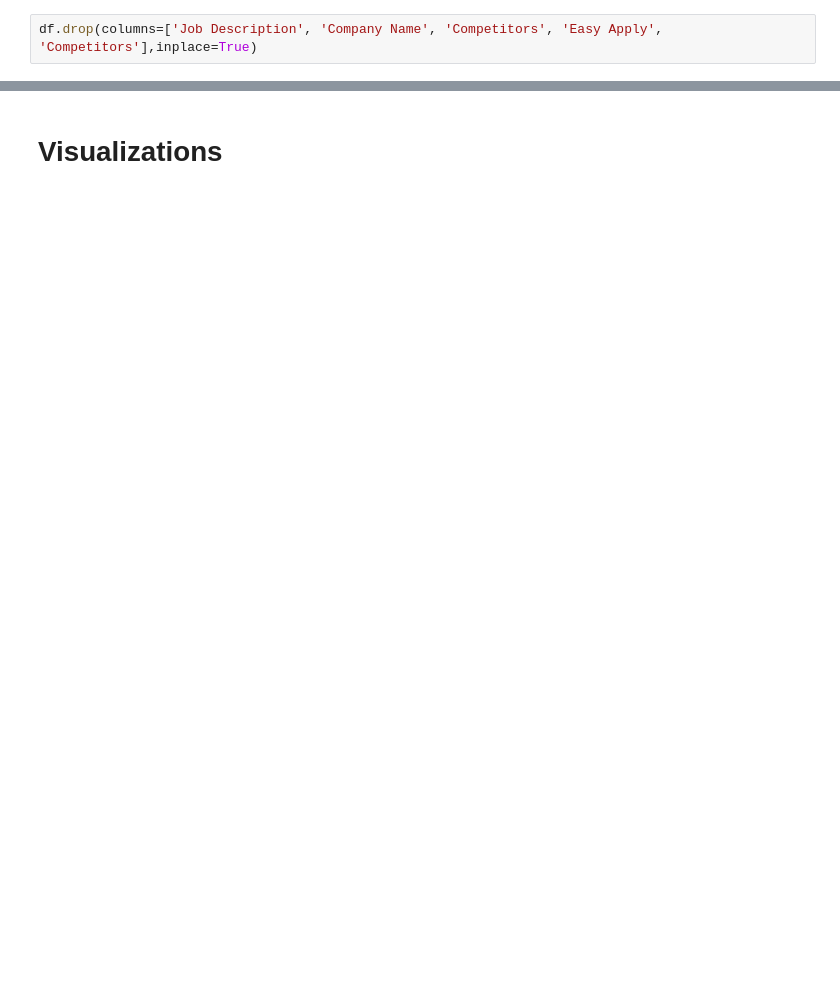
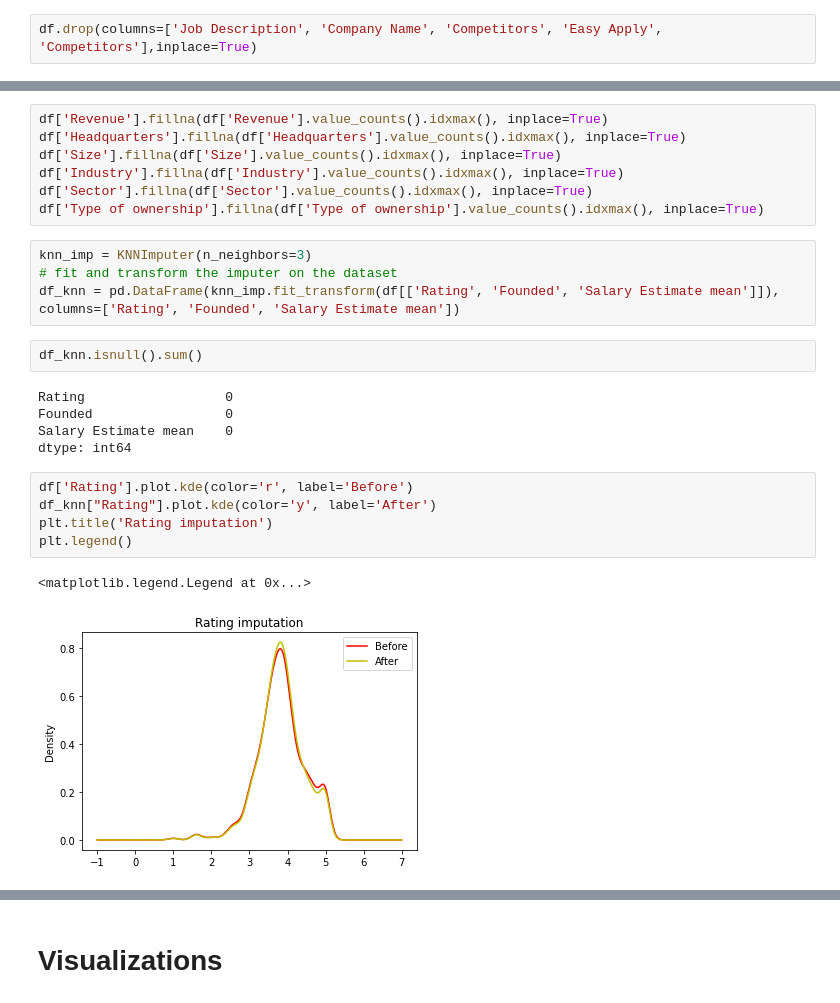
Before and after one commit to Hanuro/data-engineer-jobs-analysis, a Jupyter notebook: research/assets/dataviz/dataengineer.ipynb, the cells around one changed output, grey strips where cells are left out. Cells and saved outputs as stored; diff of their text form; blank space fills up the shorter version.

```diff
--- a/research/assets/dataviz/dataengineer.ipynb
+++ b/research/assets/dataviz/dataengineer.ipynb
@@ -57,0 +130,26 @@ plt.title('Nan values')
+# %%
+df['Revenue'].fillna(df['Revenue'].value_counts().idxmax(), inplace=True)
+df['Headquarters'].fillna(df['Headquarters'].value_counts().idxmax(), inplace=True)
+df['Size'].fillna(df['Size'].value_counts().idxmax(), inplace=True)
+df['Industry'].fillna(df['Industry'].value_counts().idxmax(), inplace=True)
+df['Sector'].fillna(df['Sector'].value_counts().idxmax(), inplace=True)
+df['Type of ownership'].fillna(df['Type of ownership'].value_counts().idxmax(), inplace=True)
+# %%
+knn_imp = KNNImputer(n_neighbors=3)
+# fit and transform the imputer on the dataset
+df_knn = pd.DataFrame(knn_imp.fit_transform(df[['Rating', 'Founded', 'Salary Estimate mean']]), columns=['Rating', 'Founded', 'Salary Estimate mean'])
+# %%
+df_knn.isnull().sum()
+# %% [output]
+Rating                  0
+Founded                 0
+Salary Estimate mean    0
+dtype: int64
+# %%
+df['Rating'].plot.kde(color='r', label='Before')
+df_knn["Rating"].plot.kde(color='y', label='After')
+plt.title('Rating imputation')
+plt.legend()
+# %% [output]
+<matplotlib.legend.Legend at 0x...>
+[figure, added]
```
Also changed, not shown: parts of 27 cells of this notebook.
